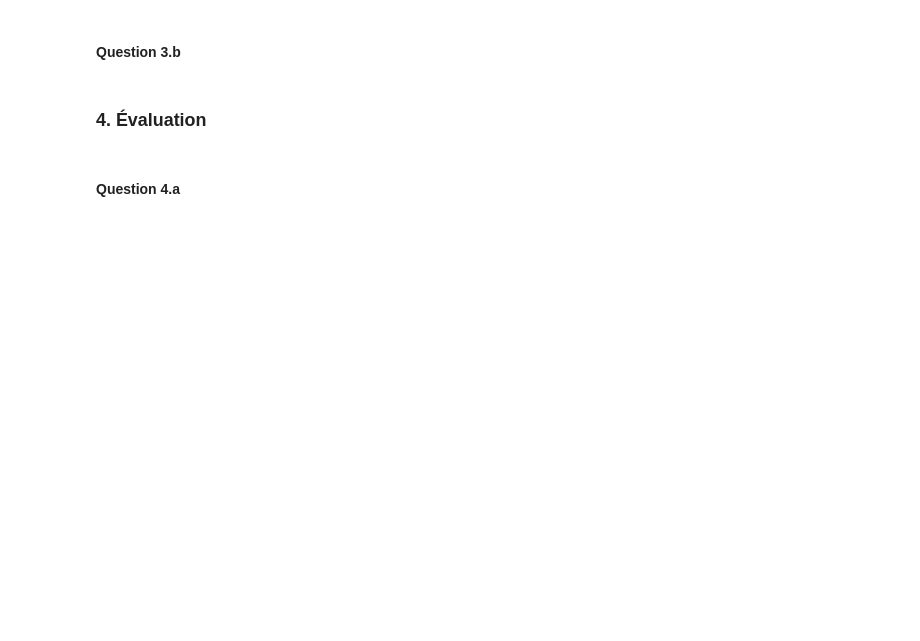
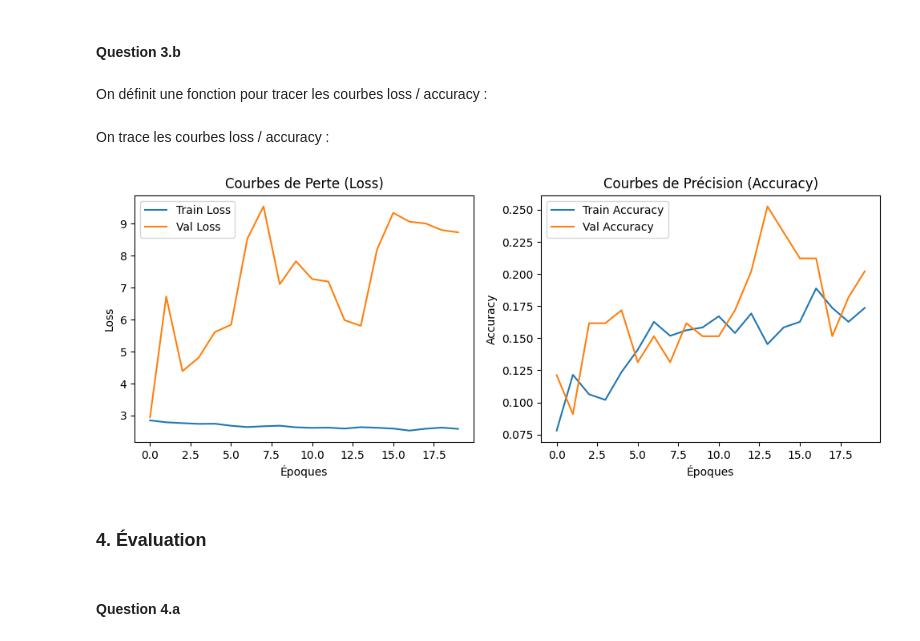
Before and after one commit to Leon-afk1/TP_reseau_neurone, a Jupyter notebook: MiniProjet/Notebook.ipynb, the cells around one changed output. Cells and saved outputs as stored; diff of their text form; code cells hidden in the pictures; blank space fills up the shorter version.

```diff
--- a/MiniProjet/Notebook.ipynb
+++ b/MiniProjet/Notebook.ipynb
@@ -291,2 +339,6 @@ Test       : X=(99, 32, 32, 3),  y=(99,)   (~15%)
+# %%
+y_train_cat = to_categorical(y_train_enc, num_classes)
+y_val_cat = to_categorical(y_val_enc, num_classes)
+y_test_cat = to_categorical(y_test_enc, num_classes)
 # %% [markdown]
 ### 2. Conception du MLP
@@ -296,0 +393,6 @@ Test       : X=(99, 32, 32, 3),  y=(99,)   (~15%)
+# %%
+model_mlp.compile(
+    optimizer='adam',
+    loss='categorical_crossentropy',
+    metrics=['accuracy']
+)
@@ -296,0 +401,7 @@ Test       : X=(99, 32, 32, 3),  y=(99,)   (~15%)
+# %%
+history = model_mlp.fit(
+    datagen.flow(X_train_norm, y_train_cat, batch_size=32),
+    epochs=20,
+    validation_data=(X_val_norm, y_val_cat),
+    verbose=1
+)
@@ -297,5 +426,36 @@ Test       : X=(99, 32, 32, 3),  y=(99,)   (~15%)
 # %% [markdown]
 #### Question 3.b
+# %% [markdown]
+On définit une fonction pour tracer les courbes loss / accuracy :
+# %%
+def plot_history(history):
+    plt.figure(figsize=(12, 4))
+
+    # Courbe de perte (Loss)
+    plt.subplot(1, 2, 1)
+    plt.plot(history.history['loss'], label='Train Loss')
+    plt.plot(history.history['val_loss'], label='Val Loss')
+    plt.title('Courbes de Perte (Loss)')
+    plt.xlabel('Époques')
+    plt.ylabel('Loss')
+    plt.legend()
+
+    # Courbe de précision (Accuracy)
+    plt.subplot(1, 2, 2)
+    plt.plot(history.history['accuracy'], label='Train Accuracy')
+    plt.plot(history.history['val_accuracy'], label='Val Accuracy')
+    plt.title('Courbes de Précision (Accuracy)')
+    plt.xlabel('Époques')
+    plt.ylabel('Accuracy')
+    plt.legend()
+
+    plt.show()
+# %% [markdown]
+On trace les courbes loss / accuracy :
+# %%
+plot_history(history)
+# %% [output]
+[figure, added]
 # %% [markdown]
 ### 4. Évaluation
 # %% [markdown]
```
Also changed, not shown: parts of 31 cells of this notebook, 1 other file.
